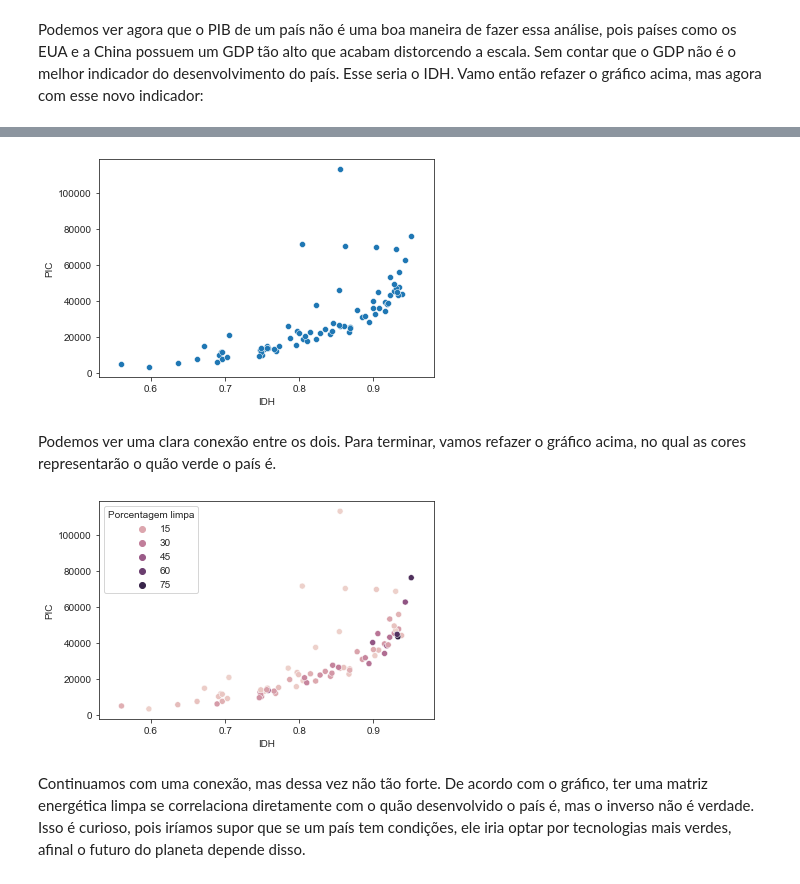
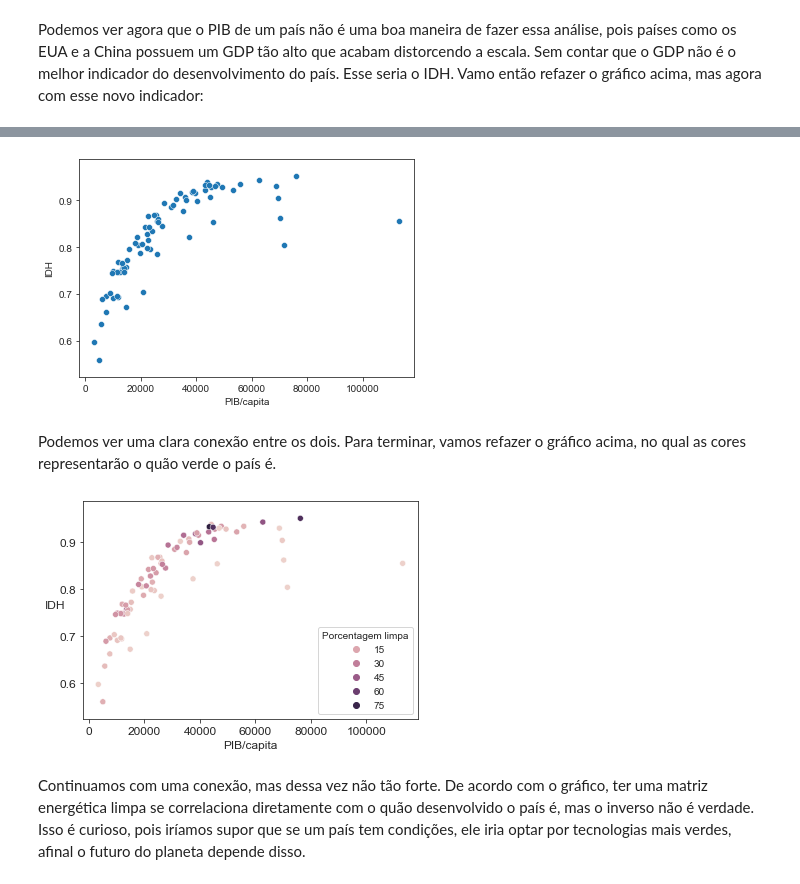
Before and after one commit to leoDomingos/Introducao-ao-aquecimento-global, a Jupyter notebook: main.ipynb, the cells around one changed output, grey strips where cells are left out. Cells and saved outputs as stored; diff of their text form; code cells hidden in the pictures.

```diff
--- a/main.ipynb
+++ b/main.ipynb
@@ -405,7 +419,7 @@ dict_co2_per_capita = {}
 for pais in potencias:
     dict_co2_per_capita[pais] = []
 
-ano_inicial_c_per_capita = 1980
+ano_inicial_c_per_capita = 1985
 ano_final_c_per_capita = 2020
 for index,row in world_energy_data.iterrows():
     if row.country in potencias:
@@ -448,0 +445,27 @@ for pais, uso in renew_energy_per_capita.items():
+# %%
+figure_capita, axis_capita = plt.subplots(2, 1, figsize = (7, 12))
+for pais, consumo in dict_co2_per_capita.items():
+    axis_capita[0].plot(np.arange(ano_inicial_c_per_capita, ano_final_c_per_capita, 1.0), consumo)
+    axis_capita[0].set_title("Consumo de energias fósseis, per capita", fontsize=15)
+    axis_capita[0].tick_params(axis='x', labelsize=12)
+    axis_capita[0].tick_params(axis='y', labelsize=12)
+    #axis_capita[0].set_xlabel("Ano", fontsize=14)
+    axis_capita[0].set_ylabel("kWh", fontsize = 14, rotation=0, labelpad=20)
+
+    # o matplotlib estava botando decimais no eixo x, isso conserta
+    start1, end1 = axis_capita[0].get_xlim()
+    axis_capita[0].xaxis.set_ticks(np.arange(round(start1), round(end1), 5))
+
+for pais, consumo in renew_energy_per_capita.items():
+    axis_capita[1].plot(np.arange(ano_inicial_c_per_capita, ano_final_c_per_capita, 1.0), consumo)
+    axis_capita[1].set_title("Consumo de energias renováveis, per capita", fontsize=15)
+    axis_capita[1].tick_params(axis='x', labelsize=12)
+    axis_capita[1].tick_params(axis='y', labelsize=12)
+    axis_capita[1].set_xlabel("Ano", fontsize=14)
+    axis_capita[1].set_ylabel("kWh", fontsize = 14, rotation=0, labelpad=20)
+
+    # mesmo conserto que o anterior
+    start2, end2 = axis_capita[1].get_xlim()
+    axis_capita[1].xaxis.set_ticks(np.arange(round(start2), round(end2), 5))
+
+plt.legend(loc="center right", labels=potencias_pt, bbox_to_anchor=(1.5, 1.1), fontsize=13)
@@ -522,6 +548,7 @@ for pais in potencias:
 # Fazendo o gráfico para cada um dos países
 current_row = 0
 current_column = 0
+index = 0
 for pais in potencias:
     emissions_data = [medias_fosseis[pais], medias_renovaveis[pais]]
     axis[current_row, current_column].pie(emissions_data,
@@ -530,16 +557,19 @@ for pais in potencias:
                                           autopct='%1.1f%%',
                                         #   shadow=True,
                                           colors=colors,
-                                          startangle=80,
-                                          radius = 0.9,
+                                          startangle=60,
+                                          radius = 1,
+                                          textprops={'fontsize': 16},
+                                          pctdistance= 1.25
                                           )
-    axis[current_row, current_column].set_title(f"{pais} ({int(dict_energy_demand[pais])} TWh)", fontsize=15)
+    axis[current_row, current_column].set_title(f"{potencias_pt[index]} ({int(dict_energy_demand[pais])} TWh)", fontsize=18)
     axis[current_row, current_column].axis("equal")
     current_column += 1
+    index += 1
     if current_column > 3:
         current_row += 1
         current_column = 0
 
-plt.legend(fontsize=15,loc="upper left", bbox_to_anchor=(1.2, 2), labels=labels, facecolor="#FAFAFA")
+plt.legend(fontsize=18,loc="upper left", bbox_to_anchor=(1.2, 2), labels=labels, facecolor="#FAFAFA")
 # %% [output]
 <matplotlib.legend.Legend at 0x...>
@@ -802,7 +854,7 @@ hdi_e_pic_energia = {
     "IDH" : hdi,
     "Populacao" : populacao,
     "PIB" : gdp,
-    "PIC" : pic,
+    "PIB/capita" : pic,
     "Porcentagem limpa" : energia
 }
 
@@ -817,16 +869,21 @@ hdi_e_pic_energia_df.head()
 | 3 | Austria | 0.906 | 8747000.0 | 3.950000e+11 | 45158.340002 | 33.768 |
 | 4 | Azerbaijan | 0.757 | 9736000.0 | 1.450000e+11 | 14893.179951 | 3.125 |
 # %%
-sns.scatterplot(data=hdi_e_pic_energia_df, x="IDH", y="PIC");
+sns.scatterplot(data=hdi_e_pic_energia_df, x="PIB/capita", y="IDH");
 # %% [output]
-[figure, old version]
+[figure, new version]
 # %% [markdown]
 Podemos ver uma clara conexão entre os dois. Para terminar, vamos refazer o gráfico acima, no qual as cores representarão o quão verde o país é.
 # %%
 sns.light_palette("seagreen", as_cmap=True)
-sns.scatterplot(data=hdi_e_pic_energia_df, x="IDH", y="PIC", hue="Porcentagem limpa");
+plt.yticks(fontsize=12)
+plt.xticks(fontsize=12)
+plt.ylabel("IDH", rotation=0, fontsize = 12)
+plt.xlabel("PIB/capita", rotation=0, fontsize = 12)
+
+sns.scatterplot(data=hdi_e_pic_energia_df, x="PIB/capita", y="IDH", hue="Porcentagem limpa");
 # %% [output]
-[figure, old version]
+[figure, new version]
 # %% [markdown]
 Continuamos com uma conexão, mas dessa vez não tão forte. De acordo com o gráfico, ter uma matriz energética limpa se correlaciona diretamente com o quão desenvolvido o país é, mas o inverso não é verdade. Isso é curioso, pois iríamos supor que se um país tem condições, ele iria optar por tecnologias mais verdes, afinal o futuro do planeta depende disso.
 # %% [markdown]
```
Also changed, not shown: parts of 24 cells of this notebook, 15 other files.
